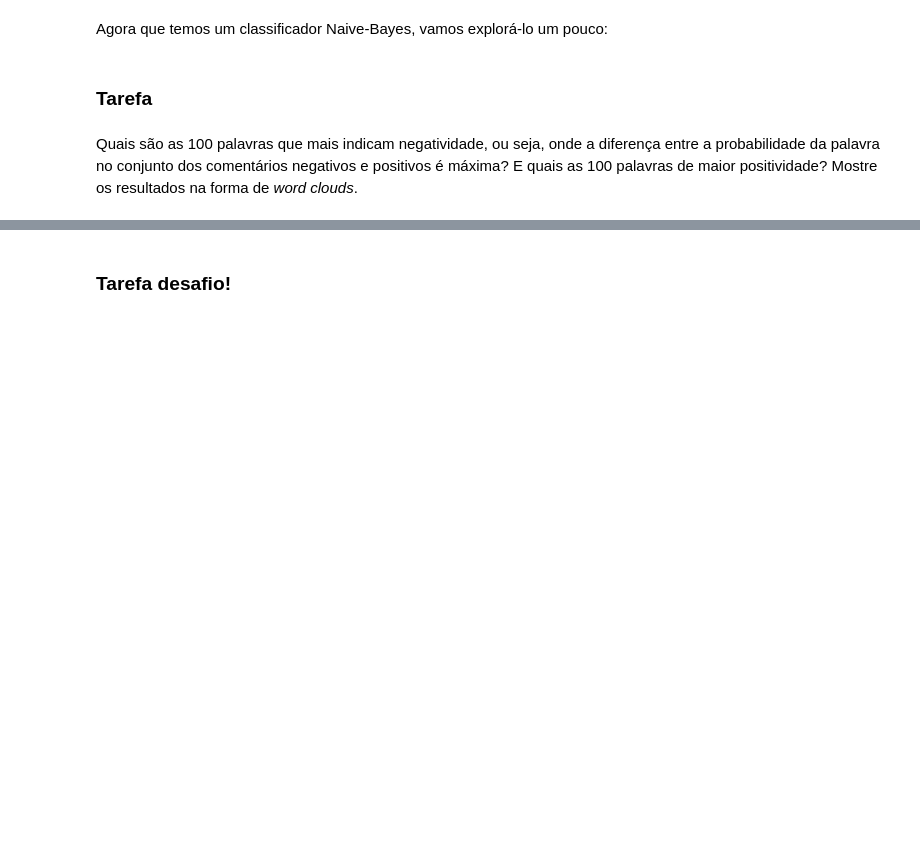
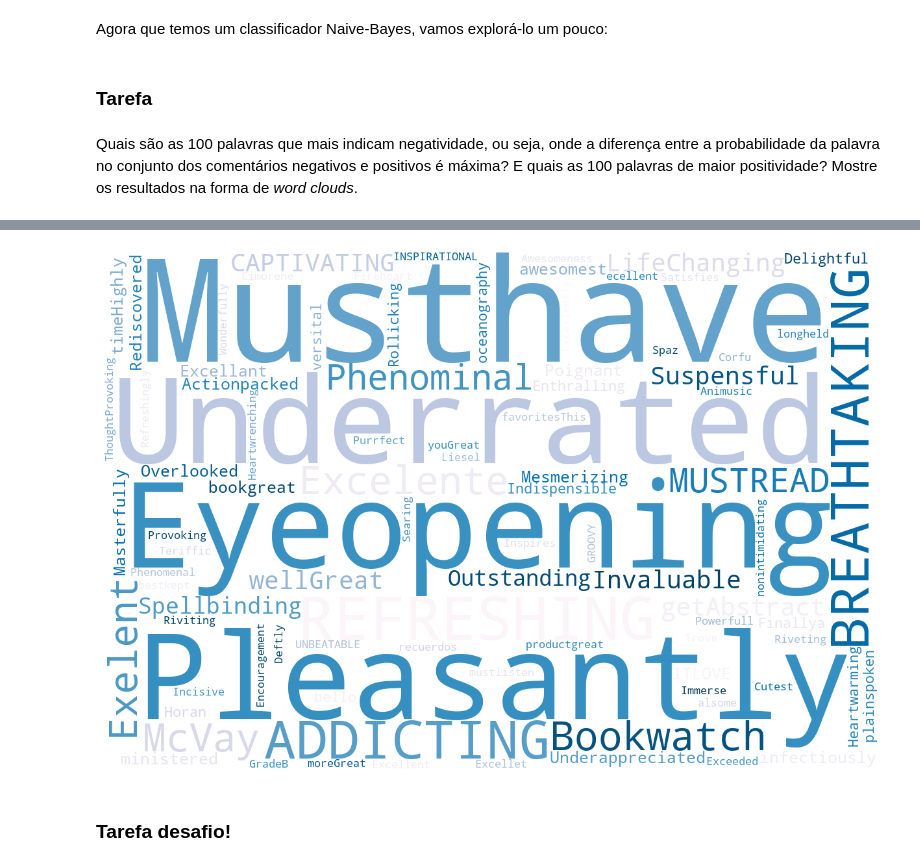
Before and after one commit to Paulokim1/Projeto-Spark, a Jupyter notebook: projeto_spark.ipynb, the cells around one changed output, grey strips where cells are left out. Cells and saved outputs as stored; diff of their text form; code cells hidden in the pictures; blank space fills up the shorter version.

```diff
--- a/projeto_spark.ipynb
+++ b/projeto_spark.ipynb
@@ -320,3 +410,16 @@ Quais são as 100 palavras que mais indicam negatividade, ou seja, onde a difere
+# %%
+# Generate a word cloud image for POSITIVITY
+wordcloud = WordCloud(colormap = "PuBu", background_color="white", width = 1200, height = 800,).generate(positivity_text)
+
+# Display the generated image:
+# the matplotlib way:
+plt.figure(figsize = (12, 8), facecolor = None)
+plt.imshow(wordcloud)
+plt.axis("off")
+plt.tight_layout(pad = 0)
+plt.show()
+# %% [output]
+[figure, added]
 # %% [markdown]
 ### Tarefa desafio!
 # %% [markdown]
```
Also changed, not shown: parts of 30 cells of this notebook.
